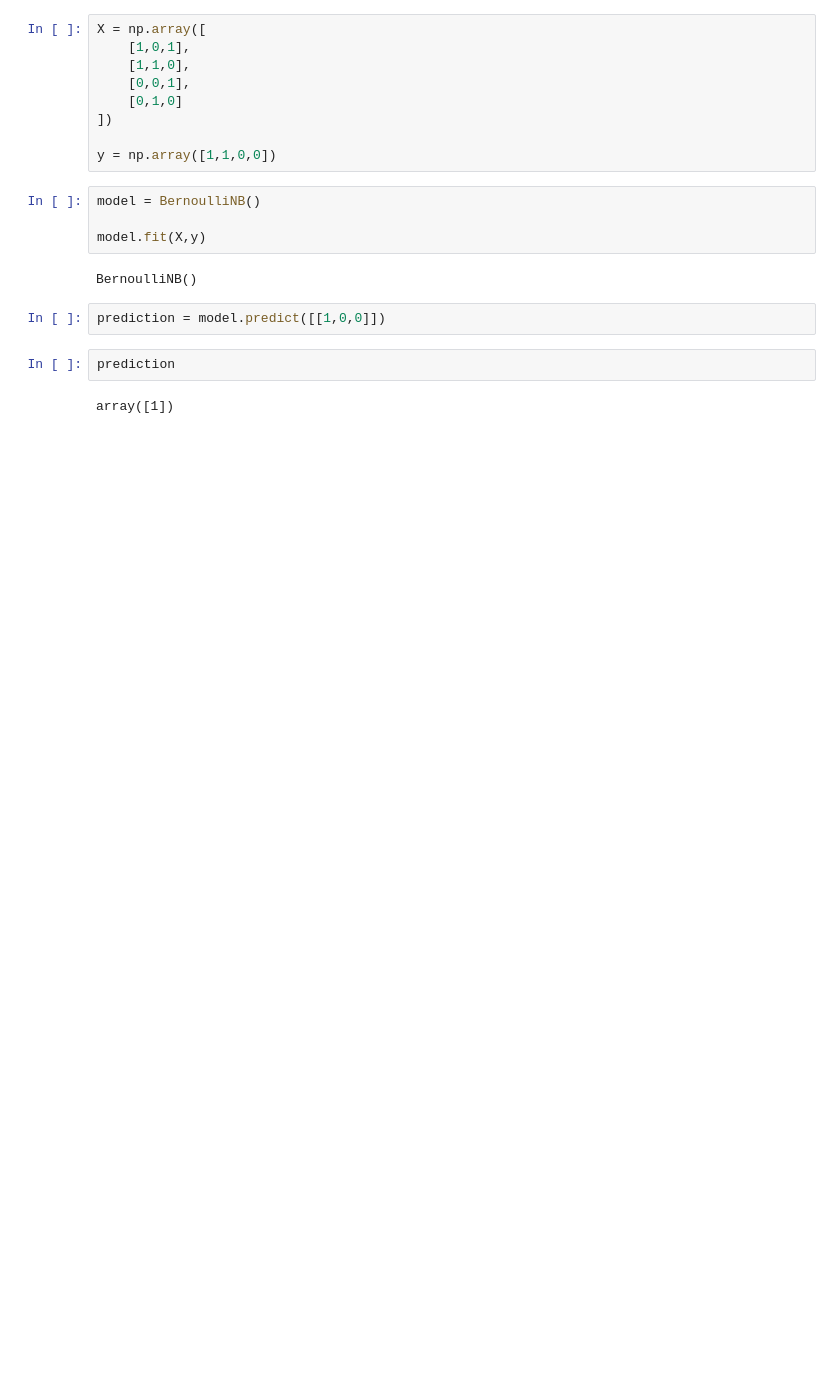
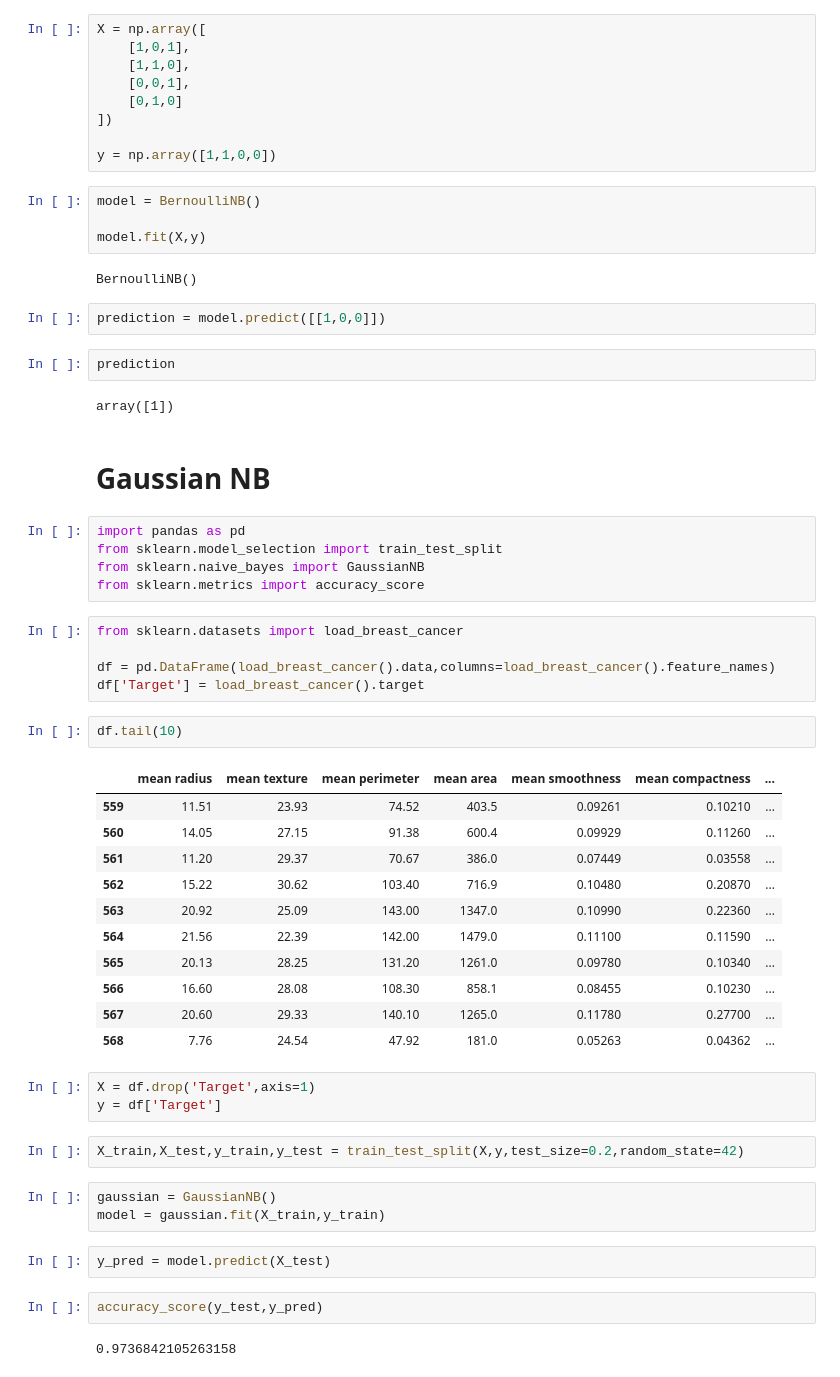
Before and after one commit to patilk9595-ai/Machine-Learning-Batches, a Jupyter notebook: MachineLearning71/supervisedMachineLearning/04-NaiveBayes.ipynb, the cells around one changed output. Drawn from its saved outputs; the diff is of its cells as text; blank space fills up the shorter version.

```diff
--- a/MachineLearning71/supervisedMachineLearning/04-NaiveBayes.ipynb
+++ b/MachineLearning71/supervisedMachineLearning/04-NaiveBayes.ipynb
@@ -33,3 +33,43 @@ prediction = model.predict([[1,0,0]])
 prediction
 # %% [output]
 array([1])
+# %% [markdown]
+<h1>Gaussian NB</h1>
+# %%
+import pandas as pd
+from sklearn.model_selection import train_test_split
+from sklearn.naive_bayes import GaussianNB
+from sklearn.metrics import accuracy_score
+# %%
+from sklearn.datasets import load_breast_cancer
+
+df = pd.DataFrame(load_breast_cancer().data,columns=load_breast_cancer().feature_names)
+df['Target'] = load_breast_cancer().target
+# %%
+df.tail(10)
+# %% [output]
+|  | mean radius | mean texture | mean perimeter | mean area | mean smoothness | mean compactness | ... |
+| 559 | 11.51 | 23.93 | 74.52 | 403.5 | 0.09261 | 0.10210 | ... |
+| 560 | 14.05 | 27.15 | 91.38 | 600.4 | 0.09929 | 0.11260 | ... |
+| 561 | 11.20 | 29.37 | 70.67 | 386.0 | 0.07449 | 0.03558 | ... |
+| 562 | 15.22 | 30.62 | 103.40 | 716.9 | 0.10480 | 0.20870 | ... |
+| 563 | 20.92 | 25.09 | 143.00 | 1347.0 | 0.10990 | 0.22360 | ... |
+| 564 | 21.56 | 22.39 | 142.00 | 1479.0 | 0.11100 | 0.11590 | ... |
+| 565 | 20.13 | 28.25 | 131.20 | 1261.0 | 0.09780 | 0.10340 | ... |
+| 566 | 16.60 | 28.08 | 108.30 | 858.1 | 0.08455 | 0.10230 | ... |
+| 567 | 20.60 | 29.33 | 140.10 | 1265.0 | 0.11780 | 0.27700 | ... |
+| 568 | 7.76 | 24.54 | 47.92 | 181.0 | 0.05263 | 0.04362 | ... |
+# %%
+X = df.drop('Target',axis=1)
+y = df['Target']
+# %%
+X_train,X_test,y_train,y_test = train_test_split(X,y,test_size=0.2,random_state=42)
+# %%
+gaussian = GaussianNB()
+model = gaussian.fit(X_train,y_train)
+# %%
+y_pred = model.predict(X_test)
+# %%
+accuracy_score(y_test,y_pred)
+# %% [output]
+0.9736842105263158
```
Also changed, not shown: parts of 1 cell of this notebook, 1 other file.
